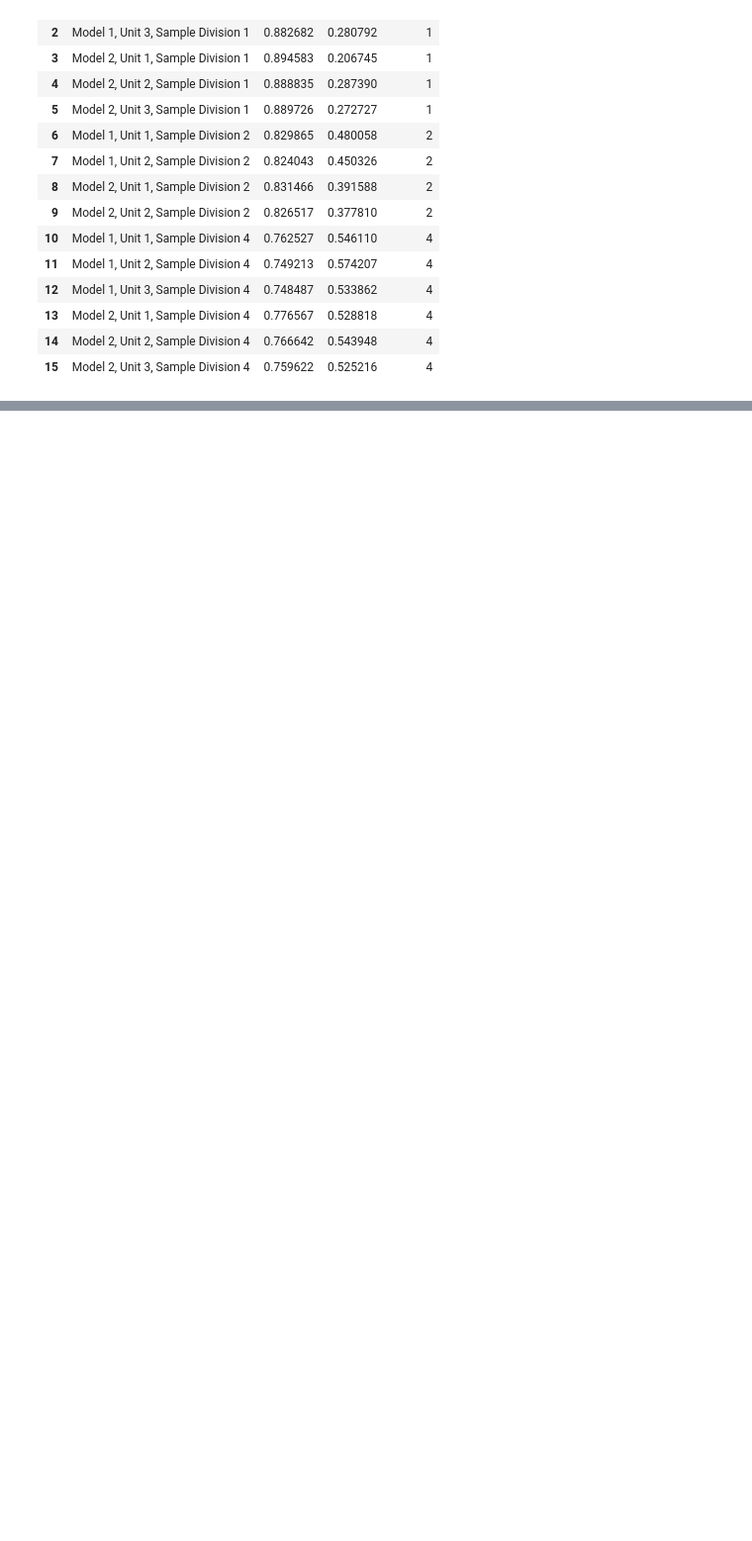
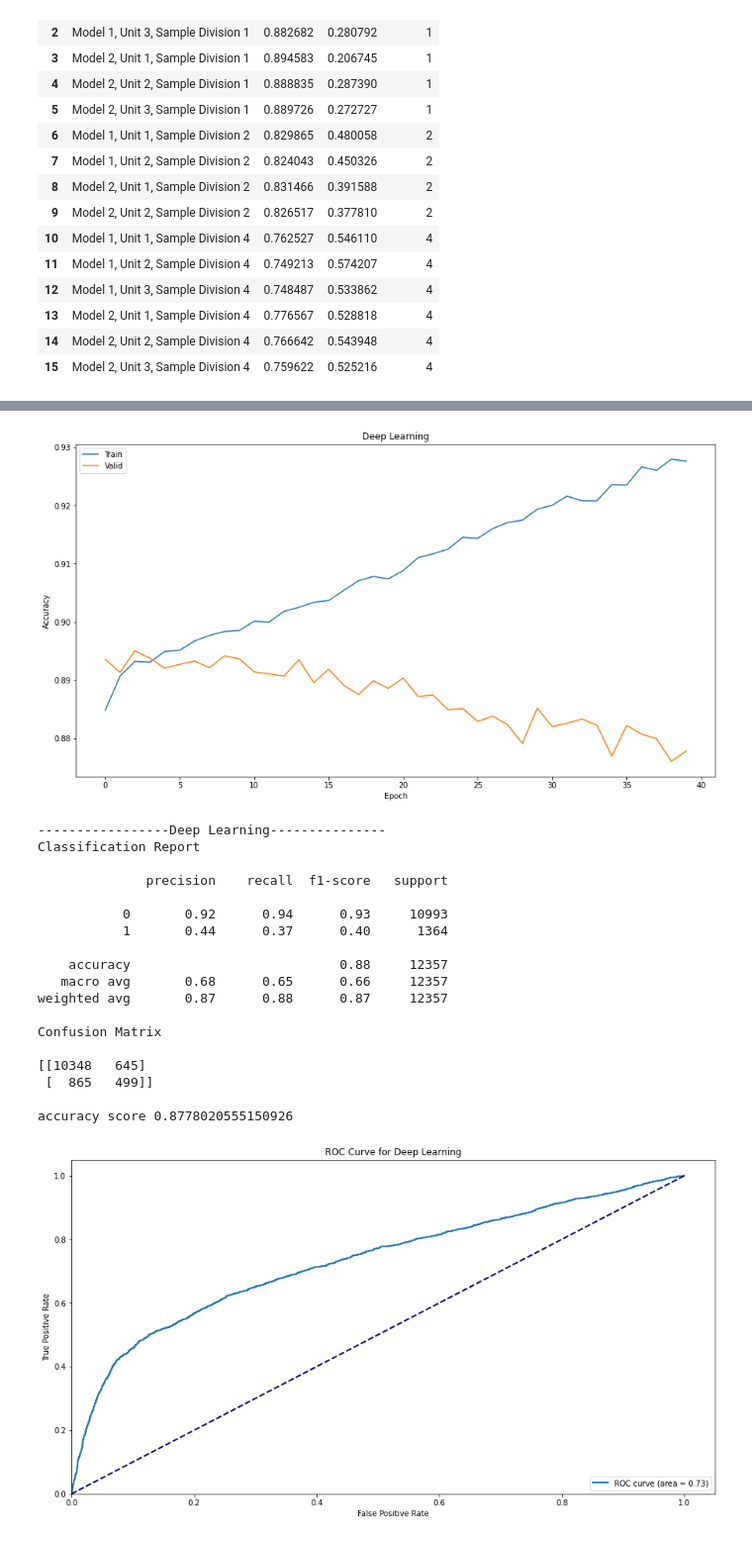
Before and after one commit to takashiwatan/IntroDeepLearningFInal, a Jupyter notebook: Deep Learning Final Project.ipynb, the cells around one changed output, grey strips where cells are left out. Shown at 99% size. Drawn from its saved outputs; the diff is of its cells as text; code cells hidden in the pictures; blank space fills up the shorter version.

Commit message:
updat with the final model.

```diff
--- a/Deep Learning Final Project.ipynb
+++ b/Deep Learning Final Project.ipynb
@@ -773,3 +777,38 @@ chart
+# %%
+(model, history, predictions,y_test) = train_model(df=df, verbose=0, epochs=40, units_multiplier=2, model_sel=1, training_adj_factor=1)
+# This is the best. Keep it.
+plt.figure(figsize = (15,8))
+plt.plot(history.history["accuracy"])
+plt.plot(history.history["val_accuracy"])
+plt.legend(["Train", "Valid"])
+plt.xlabel("Epoch")
+plt.ylabel("Accuracy")
+plt.title("Deep Learning")
+plt.show()
+
+pred_bin = predictions.round().astype(int)
+classification_printout("Deep Learning",y_test,pred_bin,predictions)
+# %% [output]
+[figure, added]
+-----------------Deep Learning---------------
+Classification Report
+
+              precision    recall  f1-score   support
+
+           0       0.92      0.94      0.93     10993
+           1       0.44      0.37      0.40      1364
+
+    accuracy                           0.88     12357
+   macro avg       0.68      0.65      0.66     12357
+weighted avg       0.87      0.88      0.87     12357
+
+Confusion Matrix
+
+[[10348   645]
+ [  865   499]]
+
+accuracy score 0.8778020555150926
+[figure, added]
 # %% [markdown]
 ## Discussion and Conclusions
 Deep learning models showed better performance with less human interventions. I found this promising and got a sense of why people are actively adopting deep learning recently. It has the potential to higher predictivity and automated model development.
```
Also changed, not shown: parts of 3 cells of this notebook.
